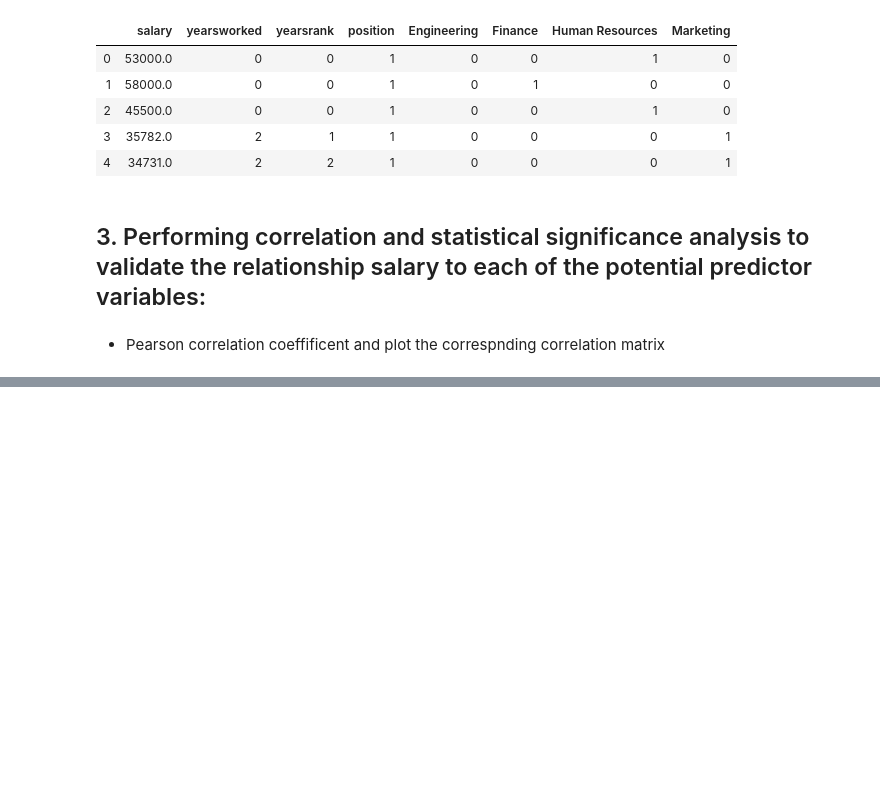
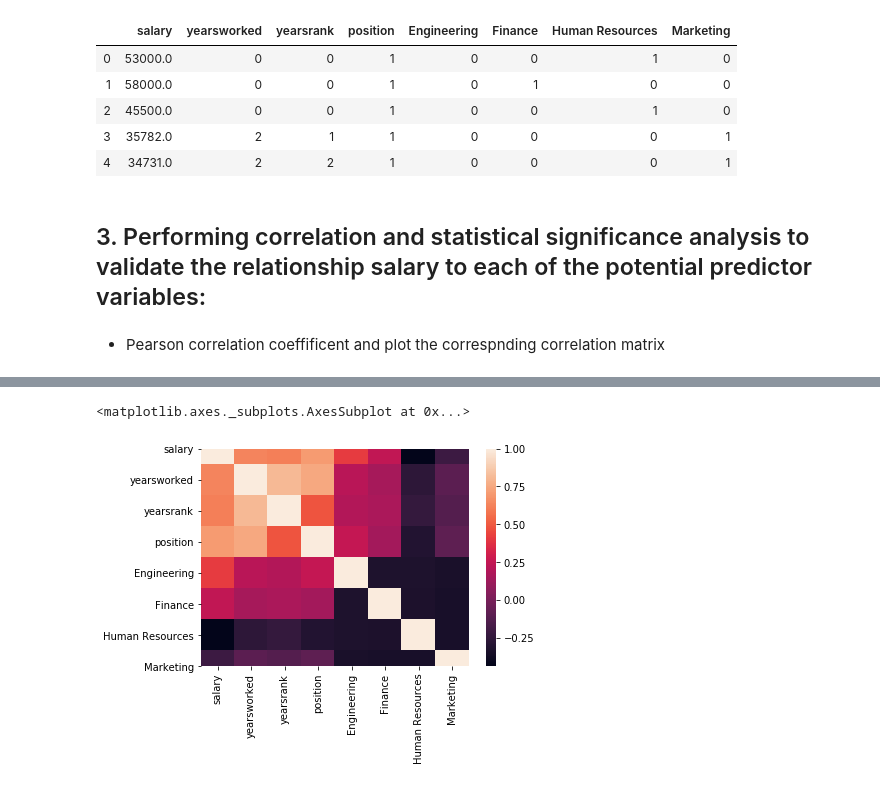
Before and after one commit to KhomotsoT/Multivariate_linear_regression, a Jupyter notebook: Multivariate_linear_regresion.ipynb, the cells around one changed output, grey strips where cells are left out. Cells and saved outputs as stored; diff of their text form; code cells hidden in the pictures; blank space fills up the shorter version.

```diff
--- a/Multivariate_linear_regresion.ipynb
+++ b/Multivariate_linear_regresion.ipynb
@@ -153,16 +158,23 @@ By observing the above DataFrame we see a correlation in some of the features wh
 # %%
 #creating dummies
 field_dummies = pd.get_dummies(new_salary_data['Field'])
+# position_dummies = pd.get_dummies(new_salary_data['position'])
 
 #renaming dummies
 field_dummies = field_dummies.rename(columns={1: "Engineering",
                                          2: "Finance",
                                          3: "Human Resources",
                                          4: "Marketing"})
+
+# position_dummies = position_dummies.rename(columns={1: "Junior Employee",
+#                                                     2: "Manager",
+#                                                     3:"Executive"})
+
 #merging the field dummies with salary
-merged_field = pd.concat([new_salary_data, field_dummies] ,axis = 'columns', ignore_index=False)
+merged_dummies = pd.concat([new_salary_data,field_dummies] ,axis = 'columns', ignore_index=False)
+merged_dummies.reset_index(drop=True, inplace=True)
 
-merged_field.head()
+merged_dummies.head()
 # %% [output]
 |  | salary | exprior | yearsworked | yearsrank | market | degree | otherqual | position | male | Field | ... |
 | 0 | 53000.0 | 0 | 0 | 0 | 1.17 | 1 | 0 | 1 | 1 | 3 | ... |
@@ -172,7 +184,7 @@ merged_field.head()
 | 4 | 34731.0 | 0 | 2 | 2 | 0.91 | 1 | 0 | 1 | 1 | 4 | ... |
 # %%
 # Dropiing columns not needed
-salary_predictors = merged_field.drop(["exprior",
+salary_predictors = merged_dummies.drop(["exprior",
                                        "market",
                                        "degree",
                                        "otherqual",
@@ -234,3 +255,8 @@ Marketing vs salary =  (-0.21335795457045031, 1.1038998304413863e-06)
 | Finance | 0.244826 | 0.152177 | 0.172118 | 0.142596 | -0.322988 | 1.000000 | -0.326425 | -0.343611 |
 | Human Resources | -0.438386 | -0.267499 | -0.240300 | -0.305822 | -0.322988 | -0.326425 | 1.000000 | -0.343611 |
 | Marketing | -0.213358 | -0.096198 | -0.120721 | -0.089252 | -0.339993 | -0.343611 | -0.343611 | 1.000000 |
+# %%
+sns.heatmap(salary_predictors.corr(),)
+# %% [output]
+<matplotlib.axes._subplots.AxesSubplot at 0x...>
+[figure, added]
```
Also changed, not shown: parts of 3 cells of this notebook.
